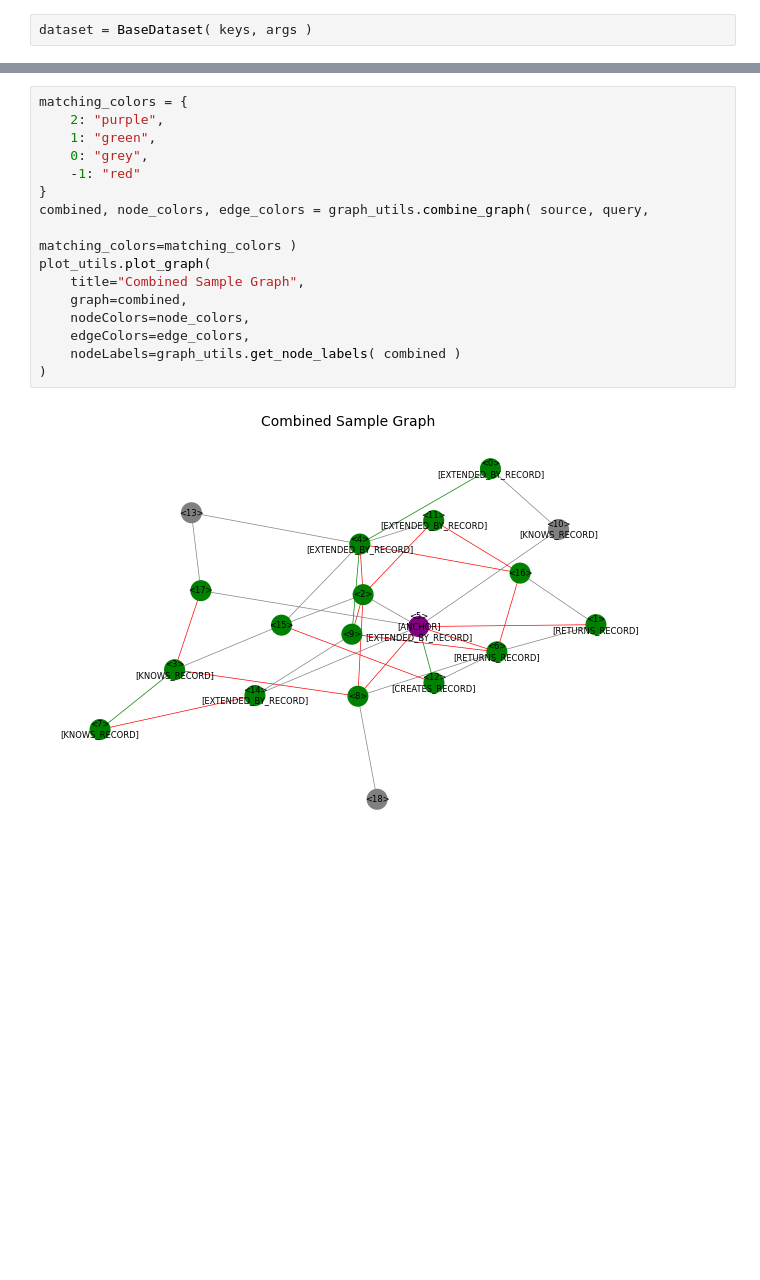
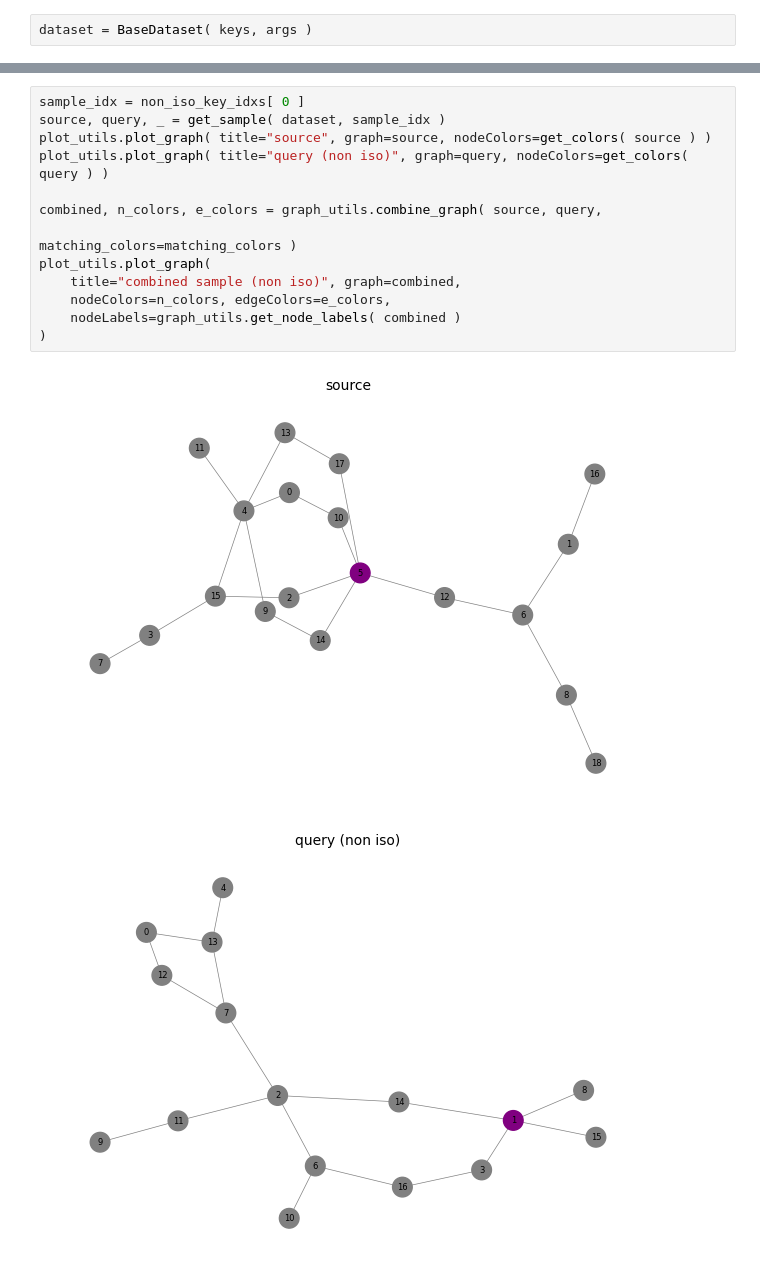
Before and after one commit to DerJeanjour/dpd-subgraph-matching, a Jupyter notebook: matching/glema/notebooks/explore_processed_data.ipynb, the cells around one changed output, grey strips where cells are left out. Cells and saved outputs as stored; diff of their text form; blank space fills up the shorter version.

```diff
--- a/matching/glema/notebooks/explore_processed_data.ipynb
+++ b/matching/glema/notebooks/explore_processed_data.ipynb
@@ -55,18 +80,16 @@ plot_utils.plot_graph( title="query graph", graph=query, nodeColors=query_colors
-# %%
-matching_colors = {
-    2: "purple",
-    1: "green",
-    0: "grey",
-    -1: "red"
-}
-combined, node_colors, edge_colors = graph_utils.combine_graph( source, query,
-                                                                matching_colors=matching_colors )
-plot_utils.plot_graph(
-    title="Combined Sample Graph",
-    graph=combined,
-    nodeColors=node_colors,
-    edgeColors=edge_colors,
-    nodeLabels=graph_utils.get_node_labels( combined )
-)
-# %% [output]
-[figure, removed]
+# %%
+sample_idx = non_iso_key_idxs[ 0 ]
+source, query, _ = get_sample( dataset, sample_idx )
+plot_utils.plot_graph( title="source", graph=source, nodeColors=get_colors( source ) )
+plot_utils.plot_graph( title="query (non iso)", graph=query, nodeColors=get_colors( query ) )
+
+combined, n_colors, e_colors = graph_utils.combine_graph( source, query,
+                                                          matching_colors=matching_colors )
+plot_utils.plot_graph(
+    title="combined sample (non iso)", graph=combined,
+    nodeColors=n_colors, edgeColors=e_colors,
+    nodeLabels=graph_utils.get_node_labels( combined )
+)
+# %% [output]
+[figure, added]
+[figure, added]
```
Also changed, not shown: parts of 8 cells of this notebook, 1 other file.
